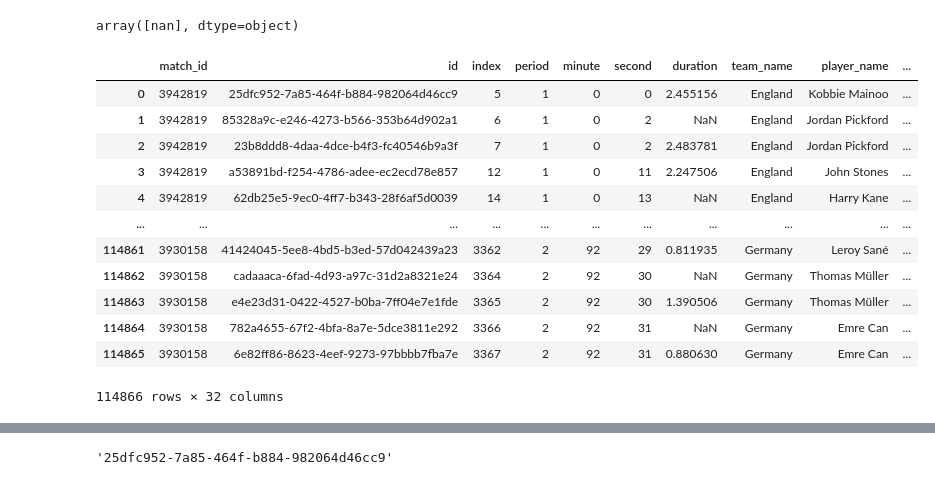
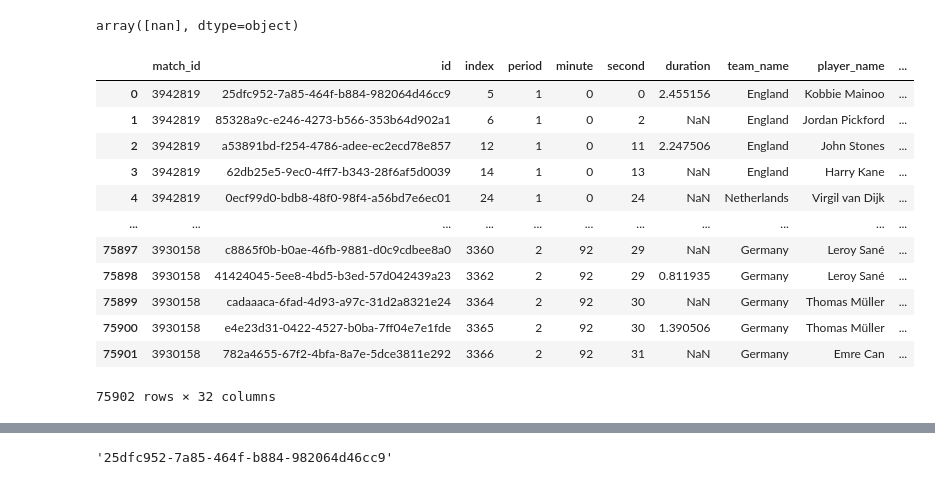
Before and after one commit to FHaddad99/360-Analysis, a Jupyter notebook: Adding EPV to Pitch Control.ipynb, the cells around one changed output, grey strips where cells are left out. Drawn from its saved outputs; the diff is of its cells as text; code cells hidden in the pictures.

```diff
--- a/Adding EPV to Pitch Control.ipynb
+++ b/Adding EPV to Pitch Control.ipynb
@@ -92,6 +103,6 @@ final_event_data
 # %%
 # Path to the directory containing 360 JSON files
-path_to_360_files = '/Users/fadihaddad/Documents/GitHub/open-data/data/three-sixty/'
+path_to_360_files = r'C:\Users\PC\OneDrive\Documents\GitHub\open-data\data\three-sixty'
 
                     #PC file path
                     #r'C:\Users\PC\OneDrive\Documents\GitHub\open-data\data\three-sixty'
@@ -170,41 +196,41 @@ required_columns = ["match_id", "id", "index", "period", "minute", "second", 'du
                     "aerial_won", "pass_recipient_name", "pass_length", "pass_angle", "body_part_name",
                     "play_pattern_name", "x", "y", "end_x", "end_y", "visible_area", "freeze_frame", "event_uuid"]
 
 # Initialize an empty DataFrame for storing concatenated passes
 actions_df = pd.DataFrame()
 
 # Iterate over the matches
 for match_id in match_ids:
 
     # Iterate over the periods
     for period in [1, 2]:
         # Filter the data for the specific match, period, and passes with null outcomes
         mask_all_teams_actions = (final_merged_data["match_id"] == match_id) & \
                                 (final_merged_data["period"] == period) & \
-                                (final_merged_data["type_name"].isin(['Ball Receipt', 'Carry', 'Pass', 'Shot'])) & \
+                                (final_merged_data["type_name"].isin(['Ball Receipt', 'Pass', 'Shot'])) & \
                                 (final_merged_data["outcome_name"].isnull()) & \
                                 ~final_merged_data['sub_type_name'].isin(['Goal Kick', 'Throw-in', 'Free Kick', 'Corner'])
 
         # Filter only the existing columns
         filtered_data = final_merged_data.loc[mask_all_teams_actions,
                                               [col for col in required_columns if col in final_merged_data.columns]]
 
         # Concatenate the filtered data directly into the passes_df DataFrame
         actions_df = pd.concat([actions_df, filtered_data], ignore_index=True)
 
 # Inspect the final passes DataFrame
 actions_df
 # %% [output]
 |  | match_id | id | index | period | minute | second | duration | team_name | player_name | ... |
 | 0 | 3942819 | 25dfc952-7a85-464f-b884-982064d46cc9 | 5 | 1 | 0 | 0 | 2.455156 | England | Kobbie Mainoo | ... |
 | 1 | 3942819 | 85328a9c-e246-4273-b566-353b64d902a1 | 6 | 1 | 0 | 2 | NaN | England | Jordan Pickford | ... |
-| 2 | 3942819 | 23b8ddd8-4daa-4dce-b4f3-fc40546b9a3f | 7 | 1 | 0 | 2 | 2.483781 | England | Jordan Pickford | ... |
-| 3 | 3942819 | a53891bd-f254-4786-adee-ec2ecd78e857 | 12 | 1 | 0 | 11 | 2.247506 | England | John Stones | ... |
-| 4 | 3942819 | 62db25e5-9ec0-4ff7-b343-28f6af5d0039 | 14 | 1 | 0 | 13 | NaN | England | Harry Kane | ... |
+| 2 | 3942819 | a53891bd-f254-4786-adee-ec2ecd78e857 | 12 | 1 | 0 | 11 | 2.247506 | England | John Stones | ... |
+| 3 | 3942819 | 62db25e5-9ec0-4ff7-b343-28f6af5d0039 | 14 | 1 | 0 | 13 | NaN | England | Harry Kane | ... |
+| 4 | 3942819 | 0ecf99d0-bdb8-48f0-98f4-a56bd7e6ec01 | 24 | 1 | 0 | 24 | NaN | Netherlands | Virgil van Dijk | ... |
 | ... | ... | ... | ... | ... | ... | ... | ... | ... | ... | ... |
-| 114861 | 3930158 | 41424045-5ee8-4bd5-b3ed-57d042439a23 | 3362 | 2 | 92 | 29 | 0.811935 | Germany | Leroy Sané | ... |
-| 114862 | 3930158 | cadaaaca-6fad-4d93-a97c-31d2a8321e24 | 3364 | 2 | 92 | 30 | NaN | Germany | Thomas Müller | ... |
-| 114863 | 3930158 | e4e23d31-0422-4527-b0ba-7ff04e7e1fde | 3365 | 2 | 92 | 30 | 1.390506 | Germany | Thomas Müller | ... |
-| 114864 | 3930158 | 782a4655-67f2-4bfa-8a7e-5dce3811e292 | 3366 | 2 | 92 | 31 | NaN | Germany | Emre Can | ... |
-| 114865 | 3930158 | 6e82ff86-8623-4eef-9273-97bbbb7fba7e | 3367 | 2 | 92 | 31 | 0.880630 | Germany | Emre Can | ... |
+| 75897 | 3930158 | c8865f0b-b0ae-46fb-9881-d0c9cdbee8a0 | 3360 | 2 | 92 | 29 | NaN | Germany | Leroy Sané | ... |
+| 75898 | 3930158 | 41424045-5ee8-4bd5-b3ed-57d042439a23 | 3362 | 2 | 92 | 29 | 0.811935 | Germany | Leroy Sané | ... |
+| 75899 | 3930158 | cadaaaca-6fad-4d93-a97c-31d2a8321e24 | 3364 | 2 | 92 | 30 | NaN | Germany | Thomas Müller | ... |
+| 75900 | 3930158 | e4e23d31-0422-4527-b0ba-7ff04e7e1fde | 3365 | 2 | 92 | 30 | 1.390506 | Germany | Thomas Müller | ... |
+| 75901 | 3930158 | 782a4655-67f2-4bfa-8a7e-5dce3811e292 | 3366 | 2 | 92 | 31 | NaN | Germany | Emre Can | ... |
-114866 rows × 32 columns
+75902 rows × 32 columns
```
Also changed, not shown: parts of 78 cells of this notebook.
